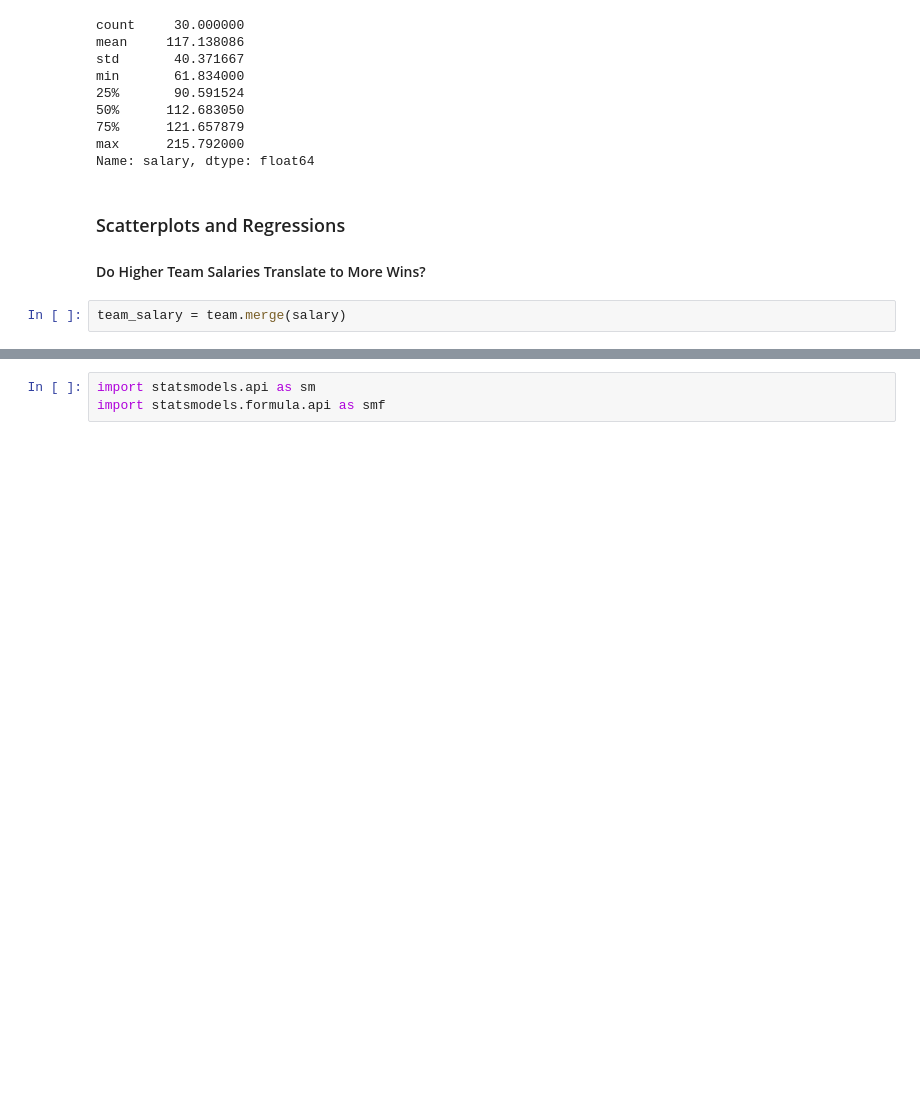
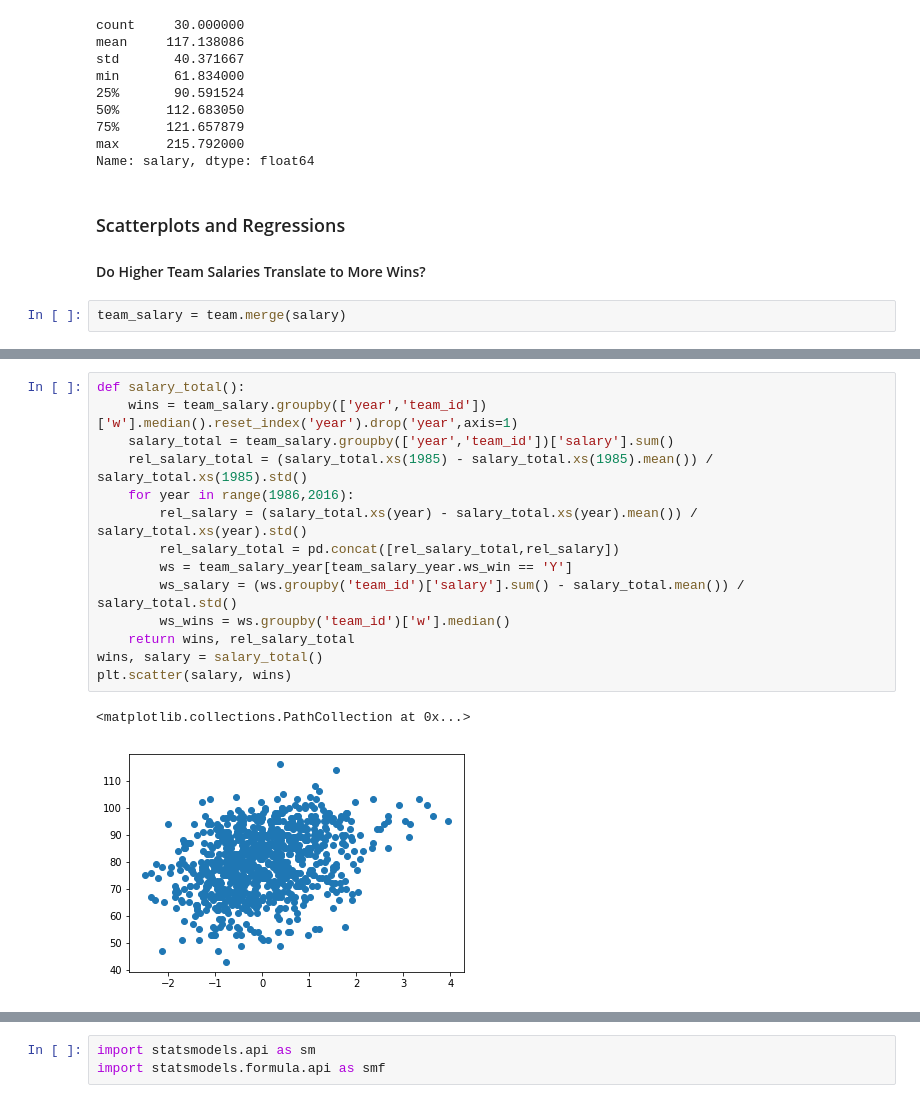
Before and after one commit to jnelson16/springboard-capstone, a Jupyter notebook: Salary.ipynb, the cells around one changed output, grey strips where cells are left out. Drawn from its saved outputs; the diff is of its cells as text; blank space fills up the shorter version.

```diff
--- a/Salary.ipynb
+++ b/Salary.ipynb
@@ -191,0 +196,17 @@ wins_salary_graph(2015)
+# %%
+def salary_total():
+    wins = team_salary.groupby(['year','team_id'])['w'].median().reset_index('year').drop('year',axis=1)
+    salary_total = team_salary.groupby(['year','team_id'])['salary'].sum()
+    rel_salary_total = (salary_total.xs(1985) - salary_total.xs(1985).mean()) / salary_total.xs(1985).std()
+    for year in range(1986,2016):
+        rel_salary = (salary_total.xs(year) - salary_total.xs(year).mean()) / salary_total.xs(year).std()
+        rel_salary_total = pd.concat([rel_salary_total,rel_salary])
+        ws = team_salary_year[team_salary_year.ws_win == 'Y']
+        ws_salary = (ws.groupby('team_id')['salary'].sum() - salary_total.mean()) / salary_total.std()
+        ws_wins = ws.groupby('team_id')['w'].median()
+    return wins, rel_salary_total
+wins, salary = salary_total()
+plt.scatter(salary, wins)
+# %% [output]
+<matplotlib.collections.PathCollection at 0x...>
+[figure, added]
```
Also changed, not shown: parts of 21 cells of this notebook, 2 other files.
